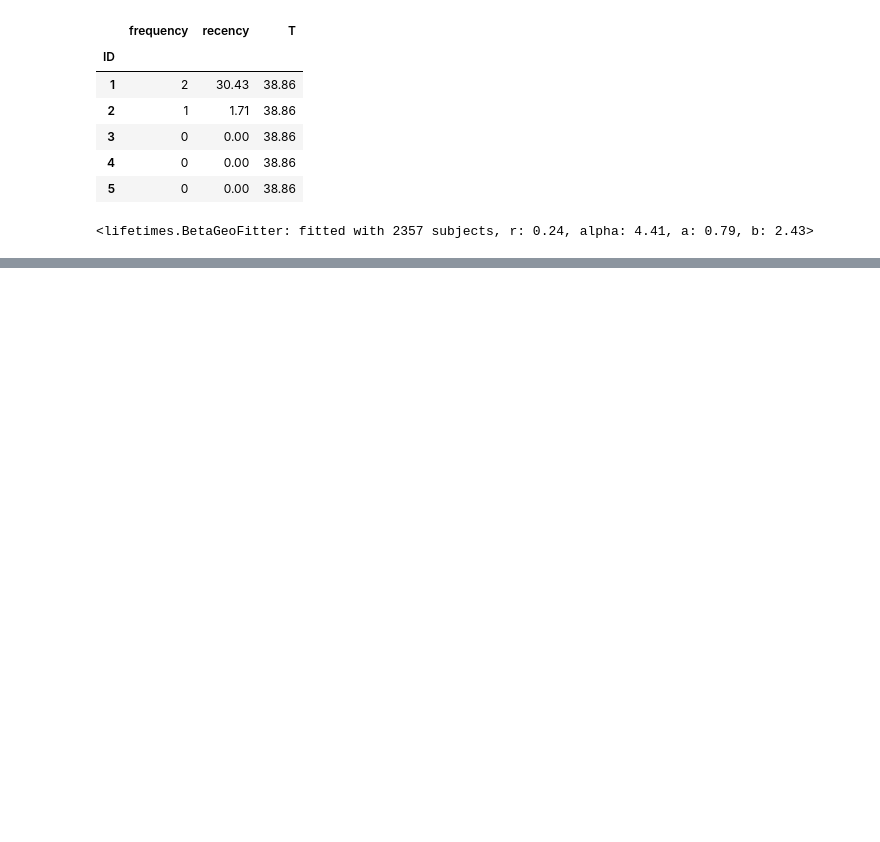
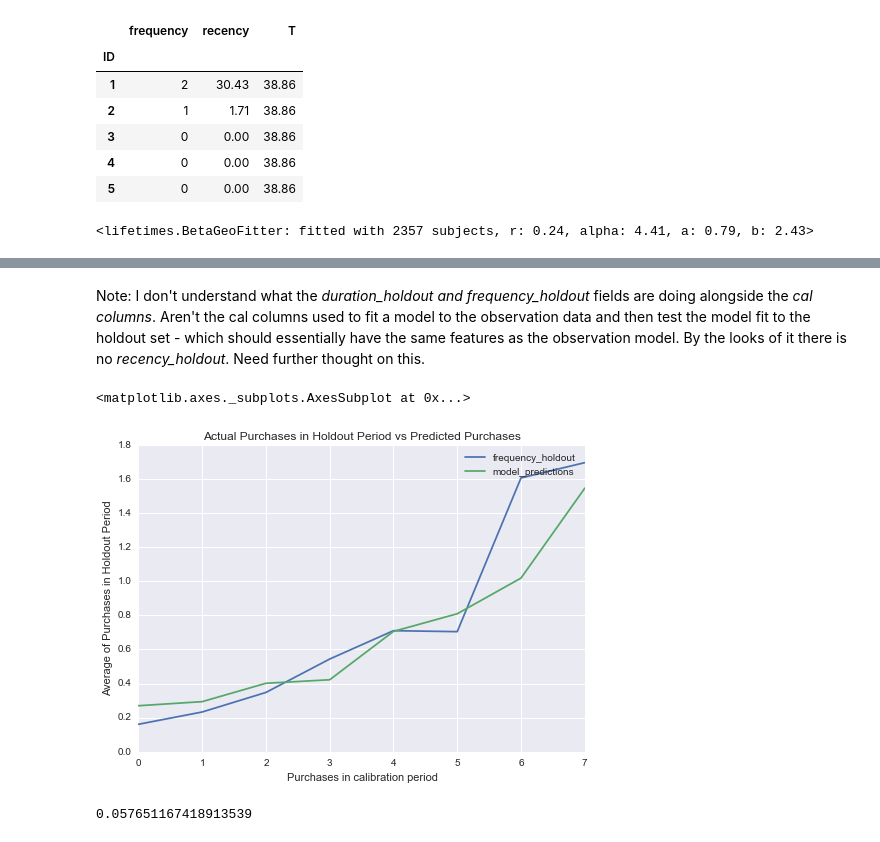
Before and after one commit to angadgadre/Personalized_lifetime_relationships, a Jupyter notebook: Lifetimes.ipynb, the cells around one changed output, grey strips where cells are left out. Drawn from its saved outputs; the diff is of its cells as text; code cells hidden in the pictures; blank space fills up the shorter version.

```diff
--- a/Lifetimes.ipynb
+++ b/Lifetimes.ipynb
@@ -85,0 +110,8 @@ plot_probability_alive_matrix(bgf)
+# %%
+#Using transactional datasets, testing utility functions within lifetimes package
+
+from lifetimes.datasets import load_transaction_data
+from lifetimes.utils import summary_data_from_transaction_data
+
+transaction_data = load_transaction_data()
+transaction_data.head()
@@ -85,0 +125,6 @@ plot_probability_alive_matrix(bgf)
+# %%
+#looking at the summary utility function
+
+summary = summary_data_from_transaction_data(transaction_data, 'id', 'date', observation_period_end = '2014-12-31')
+
+print summary.head()
@@ -85,0 +139,3 @@ plot_probability_alive_matrix(bgf)
+# %%
+# fitting new/test data to the trained NBD model
+bgf.fit(summary['frequency'], summary['recency'], summary['T'])
@@ -85,0 +144,8 @@ plot_probability_alive_matrix(bgf)
+# %%
+# utility function - train and hold-out set partioning
+
+from lifetimes.utils import calibration_and_holdout_data
+
+summary_cal_holdout = calibration_and_holdout_data(transaction_data, 'id', 'date', calibration_period_end = '2014-09-01', observation_period_end = '2014-12-31')
+
+print summary_cal_holdout.head()
@@ -85,0 +160,21 @@ plot_probability_alive_matrix(bgf)
+# %% [markdown]
+Note: I don't understand what the _duration_holdout and frequency_holdout_ fields are doing alongside the _cal columns_. Aren't the cal columns used to fit a model to the observation data and then test the model fit to the holdout set - which should essentially have the same features as the observation model. By the looks of it there is no _recency_holdout_. Need further thought on this.
+# %%
+from lifetimes.plotting import plot_calibration_purchases_vs_holdout_purchases
+
+bgf.fit(summary_cal_holdout['frequency_cal'],summary_cal_holdout['recency_cal'], summary_cal_holdout['T_cal'])
+plot_calibration_purchases_vs_holdout_purchases(bgf,summary_cal_holdout)
+# %% [output]
+<matplotlib.axes._subplots.AxesSubplot at 0x...>
+[figure, added]
+# %%
+# looking at a individual's prediction from the model prediction
+
+#Predict purchases in 10 periods
+t = 10
+individual = summary.iloc[20]
+
+# function: 'bgf.conditional_expected_number_of_purchases_up_to_time' gives the prediction. Alias function predict used below
+bgf.predict(t, individual['frequency'], individual['recency'], individual['T'])
+# %% [output]
+0.057651167418913539
```
Also changed, not shown: parts of 20 cells of this notebook.
